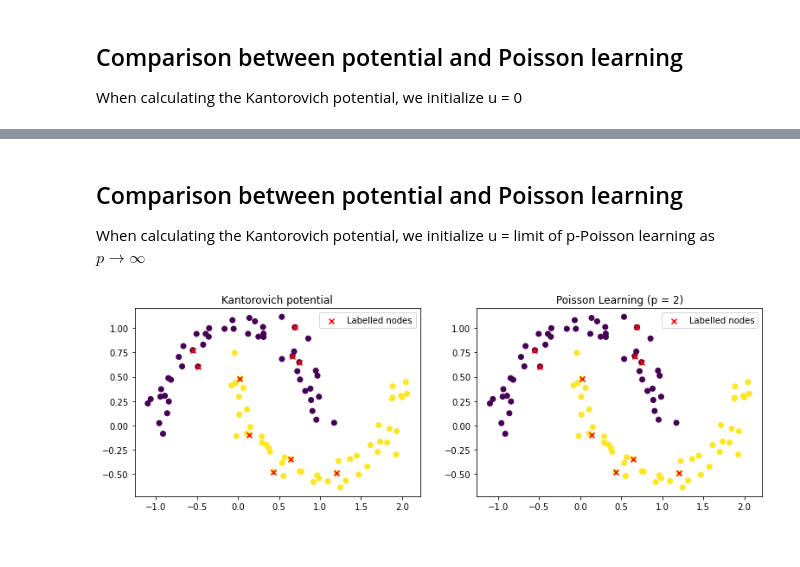
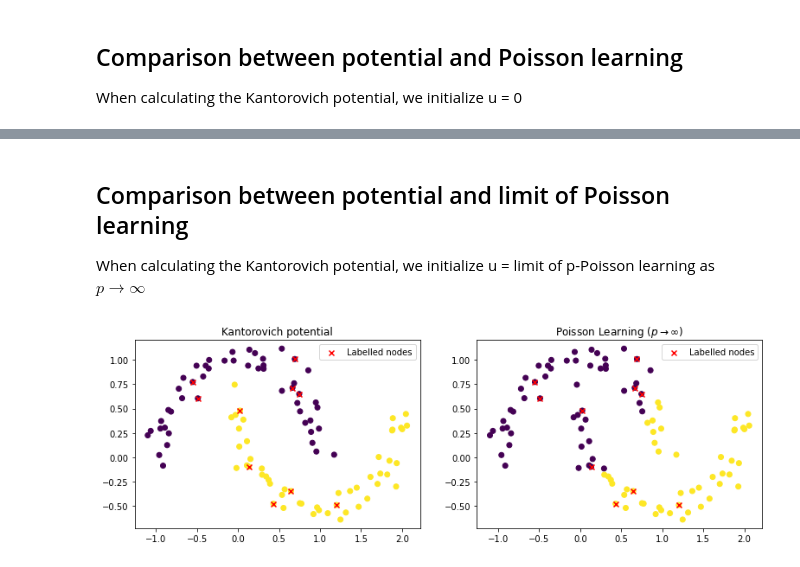
Before and after one commit to gstamatiou/optimal-classification, a Jupyter notebook: Wasserstein-1 distance.ipynb, the cells around one changed output, grey strips where cells are left out. Cells and saved outputs as stored; diff of their text form; code cells hidden in the pictures.

Commit message:
Added comparison with Kantorovich for two moons

```diff
--- a/Wasserstein-1 distance.ipynb
+++ b/Wasserstein-1 distance.ipynb
@@ -75,23 +57,27 @@ plt.show()
 # %% [markdown]
-## Comparison between potential and Poisson learning
+## Comparison between potential and limit of Poisson learning
 When calculating the Kantorovich potential, we initialize u = limit of p-Poisson learning as $ p \to \infty$
 # %%
 models = load_models("twomoons_data")
+n = models[2].n
+k = models[2].k
+W = models[2].W
+
 u = wass_dist(W, mu, models[255].u, np.zeros((n,n,k)), threshold = 1e-2)
 predictions = predict(u)
 
 fig, ax = plt.subplots(ncols = 2, figsize = (13,4))
 
 ax[0].scatter(X[:, 0], X[:, 1], c = predict(u))
 ax[0].set_title('Kantorovich potential')
 ax[0].scatter(X[train_ind, 0], X[train_ind, 1], color = 'red', marker = 'x', label = "Labelled nodes")
 ax[0].legend()
 
-ax[1].scatter(X[:, 0], X[:, 1], c = model.predict())
+ax[1].scatter(X[:, 0], X[:, 1], c = models[255].predict())
 ax[1].scatter(X[train_ind, 0], X[train_ind, 1], color = 'red', marker = 'x', label = "Labelled nodes")
 ax[1].legend()
-ax[1].set_title('Poisson Learning (p = 2)')
+ax[1].set_title(r'Poisson Learning $(p \rightarrow \infty)$')
 
 plt.show()
 # %% [output]
-[figure, old version]
+[figure, new version]
```
Also changed, not shown: parts of 4 cells of this notebook, 3 other files.
